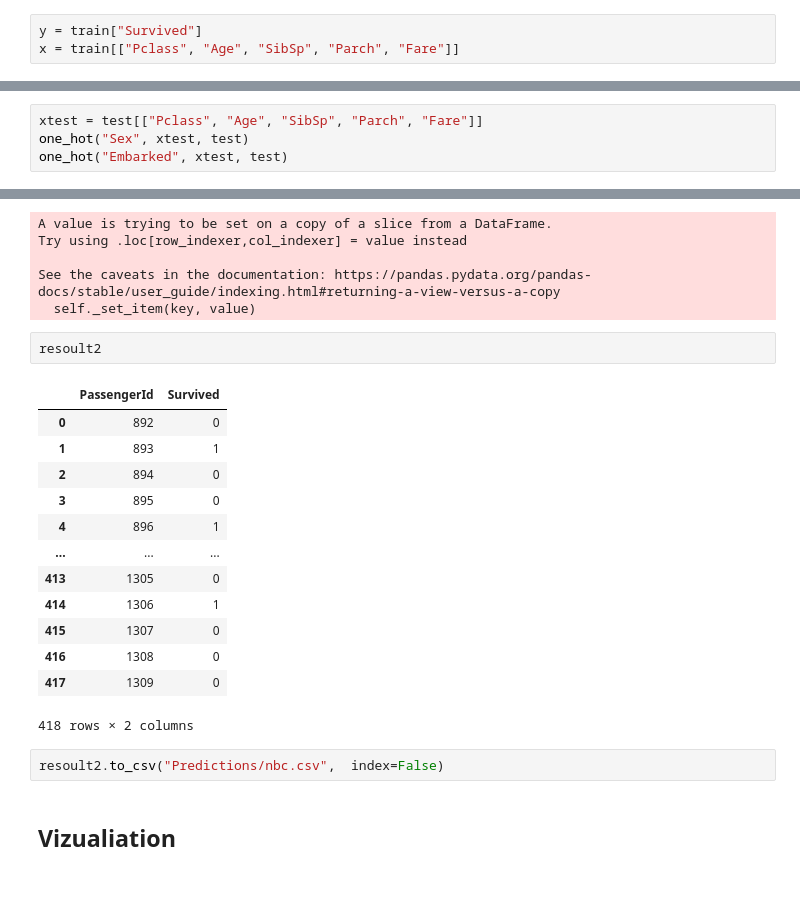
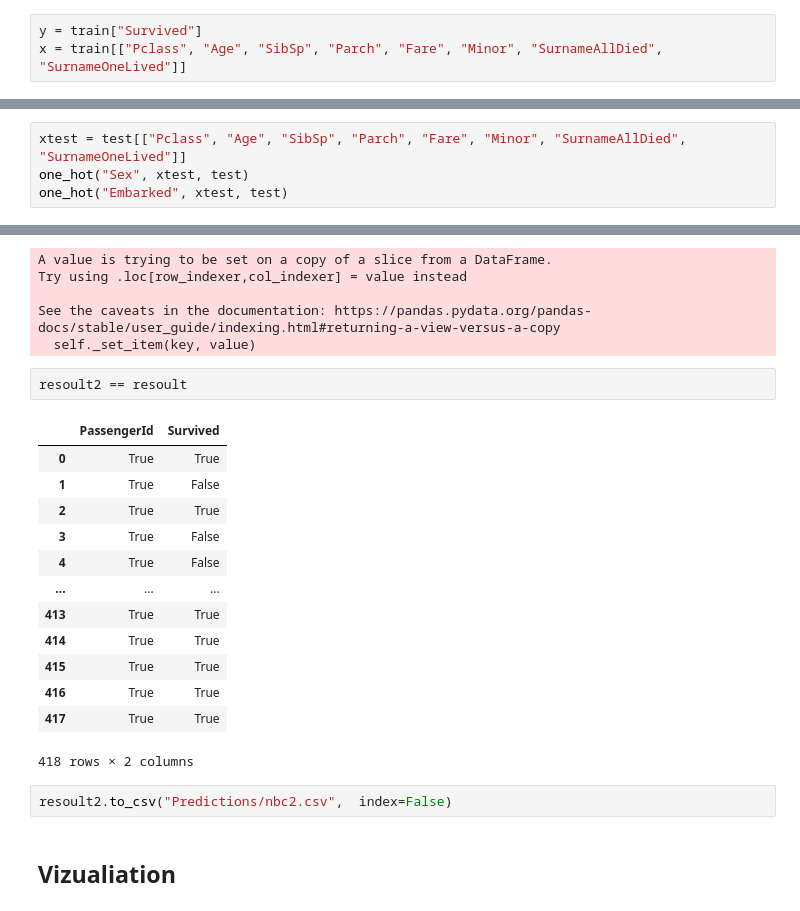
Before and after one commit to matej2000/Kaggle-titanic, a Jupyter notebook: main.ipynb, the cells around one changed output, grey strips where cells are left out. Cells and saved outputs as stored; diff of their text form.

```diff
--- a/main.ipynb
+++ b/main.ipynb
@@ -38,6 +116,6 @@ test["Fare"] = test["Fare"].fillna(np.mean(xtest["Fare"]))
 # %%
 y = train["Survived"]
-x = train[["Pclass", "Age", "SibSp", "Parch", "Fare"]]
+x = train[["Pclass", "Age", "SibSp", "Parch", "Fare", "Minor", "SurnameAllDied", "SurnameOneLived"]]
 # %%
 def one_hot(name, x, y):
     category = np.array([])
@@ -66,6 +144,6 @@ Try using .loc[row_indexer,col_indexer] = value instead
 See the caveats in the documentation: https://pandas.pydata.org/pandas-docs/stable/user_guide/indexing.html#returning-a-view-versus-a-copy
   self._set_item(key, value)
 # %%
-xtest = test[["Pclass", "Age", "SibSp", "Parch", "Fare"]]
+xtest = test[["Pclass", "Age", "SibSp", "Parch", "Fare", "Minor", "SurnameAllDied", "SurnameOneLived"]]
 one_hot("Sex", xtest, test)
 one_hot("Embarked", xtest, test)
@@ -112,23 +202,23 @@ Try using .loc[row_indexer,col_indexer] = value instead
 See the caveats in the documentation: https://pandas.pydata.org/pandas-docs/stable/user_guide/indexing.html#returning-a-view-versus-a-copy
   self._set_item(key, value)
 # %%
-resoult2
+resoult2 == resoult
 # %% [output]
 |  | PassengerId | Survived |
-| 0 | 892 | 0 |
-| 1 | 893 | 1 |
-| 2 | 894 | 0 |
-| 3 | 895 | 0 |
-| 4 | 896 | 1 |
+| 0 | True | True |
+| 1 | True | False |
+| 2 | True | True |
+| 3 | True | False |
+| 4 | True | False |
 | ... | ... | ... |
-| 413 | 1305 | 0 |
-| 414 | 1306 | 1 |
-| 415 | 1307 | 0 |
-| 416 | 1308 | 0 |
-| 417 | 1309 | 0 |
+| 413 | True | True |
+| 414 | True | True |
+| 415 | True | True |
+| 416 | True | True |
+| 417 | True | True |
 418 rows × 2 columns
 # %%
-resoult2.to_csv("Predictions/nbc.csv",  index=False)
+resoult2.to_csv("Predictions/nbc2.csv",  index=False)
 # %% [markdown]
 ## Vizualiation
 # %%
```
Also changed, not shown: parts of 11 cells of this notebook, 4 other files.
